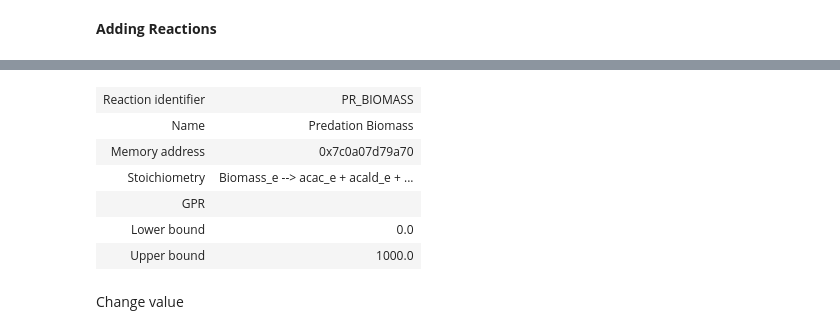
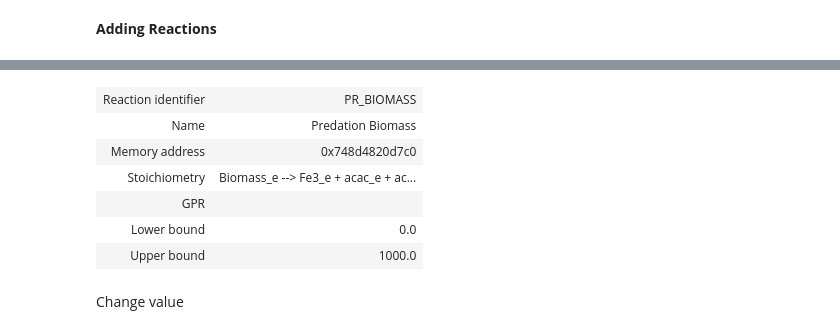
Before and after one commit to BondonMickael/M_xanthus-E_coli-Predation, a Jupyter notebook: notebooks/compart_model.ipynb, the cells around one changed output, grey strips where cells are left out. Saved outputs shown, nothing was run; the diff lists cells and outputs as text; code cells hidden in the pictures.

```diff
--- a/notebooks/compart_model.ipynb
+++ b/notebooks/compart_model.ipynb
@@ -94,6 +90,16 @@ fum_e = M_xanthus.metabolites.fum_e # should put directly the amino acids? asp a
 orn_e = M_xanthus.metabolites.orn_e
 # succ_e = M_xanthus.metabolites.succ_e
 pi_e = M_xanthus.metabolites.pi_e # from research
+zn2_e = M_xanthus.metabolites.zn2_e # Metals
+mn2_e = M_xanthus.metabolites.mn2_e
+mg2_e = M_xanthus.metabolites.mg2_e
+k_e = M_xanthus.metabolites.k_e
+cu2_e = M_xanthus.metabolites.cu2_e
+cobalt2_e = M_xanthus.metabolites.cobalt2_e
+cl_e = M_xanthus.metabolites.cl_e
+ca2_e = M_xanthus.metabolites.ca2_e
+so4_e = M_xanthus.metabolites.so4_e
+fe3_e = M_xanthus.metabolites.Fe3_e
 
 Mreaction.add_metabolites(
     {
@@ -106,36 +112,46 @@ Mreaction.add_metabolites(
         lys_L_e: 1,
         his_L_e: 1,
         gly_cys_L_e: 1,
         cgly_e: 1,
         pro_L_e: 1,
         alaala_e: 1,
         fru_e: 1,
         man_e: 1,
         # Smalt_e: 1,
         glu_L_c: 1,
         met_L_e: 1,
         thr_L_e: 1,
         # gam_e: 1,
         fum_e: 1,
         orn_e: 1,
         # succ_e: 1,
         acald_e: 1,
         acac_e: 1,
         # glyc3p_e: 1,
-        pi_e: 1
+        pi_e: 1,
+        zn2_e: 1,
+        mn2_e: 1,
+        mg2_e: 1,
+        k_e: 1,
+        cu2_e: 1,
+        cobalt2_e: 1,
+        cl_e: 1,
+        ca2_e: 1,
+        so4_e: 1,
+        fe3_e: 1
     }
 )  # add the metabolites to the reaction
 
 Mreaction.gene_reaction_rule = ""  # define which gene allow the reaction
 
 M_xanthus.add_reactions([Mreaction])  # add the PR_Biomass reaction
 
 M_xanthus.reactions.PR_BIOMASS
 # %% [output]
 | Reaction identifier | PR_BIOMASS |
 | Name | Predation Biomass |
-| Memory address | 0x7c0a07d79a70 |
-| Stoichiometry | Biomass_e --> acac_e + acald_e + ... |
+| Memory address | 0x748d4820d7c0 |
+| Stoichiometry | Biomass_e --> Fe3_e + acac_e + ac... |
 | GPR |  |
 | Lower bound | 0.0 |
 | Upper bound | 1000.0 |
```
Also changed, not shown: parts of 10 cells of this notebook, 3 other files.
